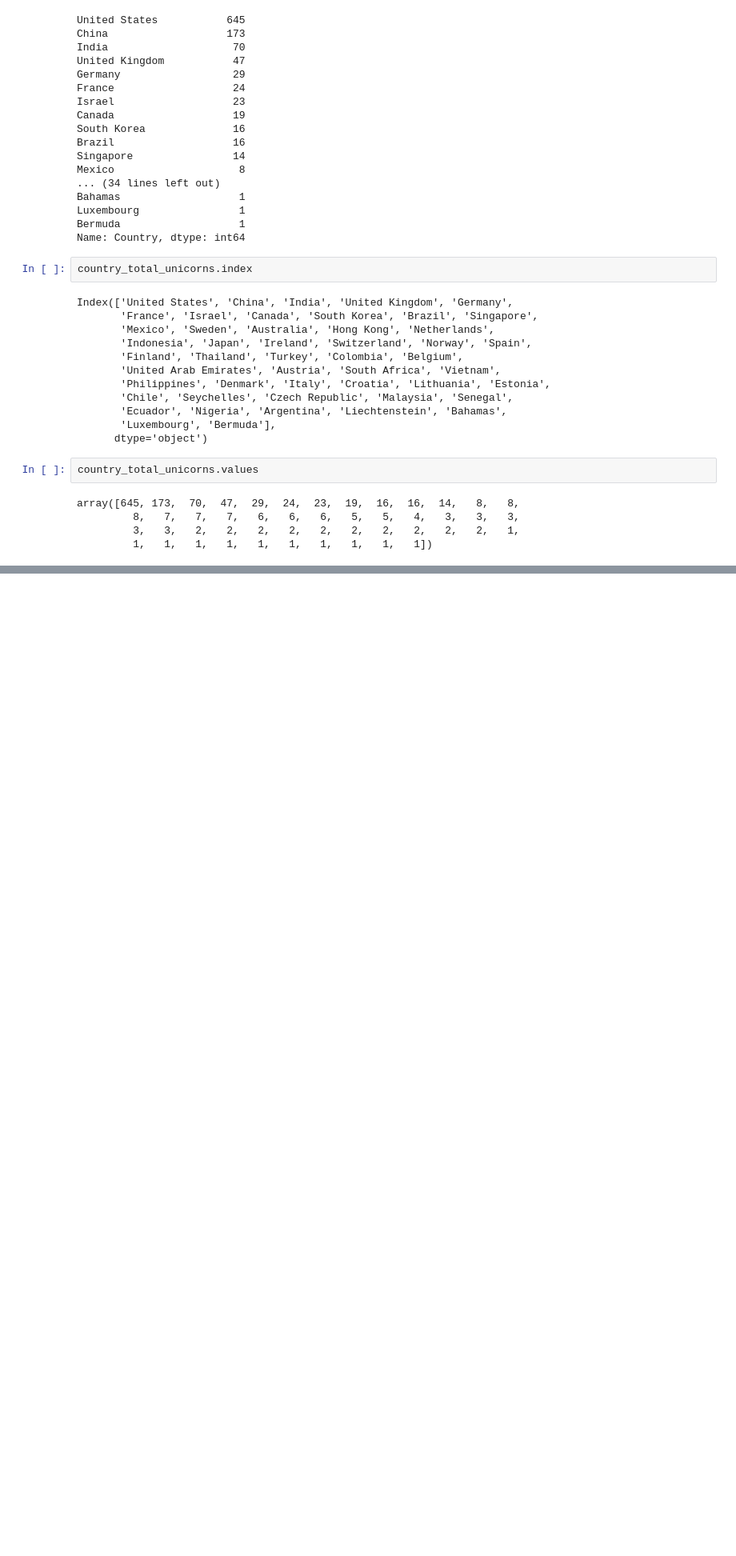
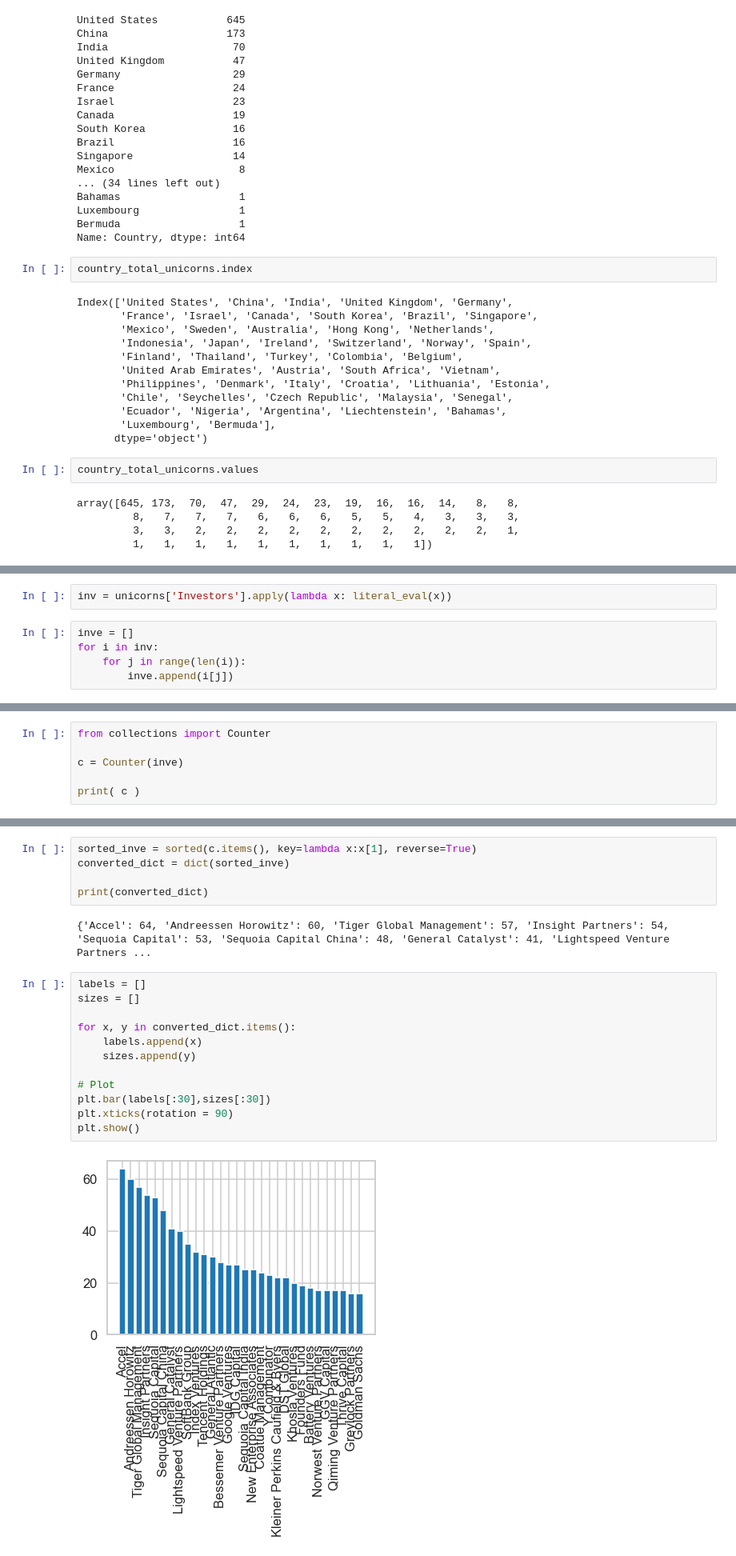
Before and after one commit to P-197-719-971-C/unicorn_dataset, a Jupyter notebook: unicorns_data_analysis.ipynb, the cells around one changed output, grey strips where cells are left out. Shown at 80% size. Drawn from its saved outputs; the diff is of its cells as text; blank space fills up the shorter version.

```diff
--- a/unicorns_data_analysis.ipynb
+++ b/unicorns_data_analysis.ipynb
@@ -464,0 +491,7 @@ plt.xticks(rotation = 90)
+# %%
+inv = unicorns['Investors'].apply(lambda x: literal_eval(x))
+# %%
+inve = []
+for i in inv:
+    for j in range(len(i)):
+        inve.append(i[j])
@@ -464,0 +506,6 @@ plt.xticks(rotation = 90)
+# %%
+from collections import Counter
+
+c = Counter(inve)
+
+print( c )
@@ -464,0 +514,21 @@ plt.xticks(rotation = 90)
+# %%
+sorted_inve = sorted(c.items(), key=lambda x:x[1], reverse=True)
+converted_dict = dict(sorted_inve)
+
+print(converted_dict)
+# %% [output]
+{'Accel': 64, 'Andreessen Horowitz': 60, 'Tiger Global Management': 57, 'Insight Partners': 54, 'Sequoia Capital': 53, 'Sequoia Capital China': 48, 'General Catalyst': 41, 'Lightspeed Venture Partners ...
+# %%
+labels = []
+sizes = []
+
+for x, y in converted_dict.items():
+    labels.append(x)
+    sizes.append(y)
+
+# Plot
+plt.bar(labels[:30],sizes[:30])
+plt.xticks(rotation = 90)
+plt.show()
+# %% [output]
+[figure, added]
```
Also changed, not shown: parts of 17 cells of this notebook.
